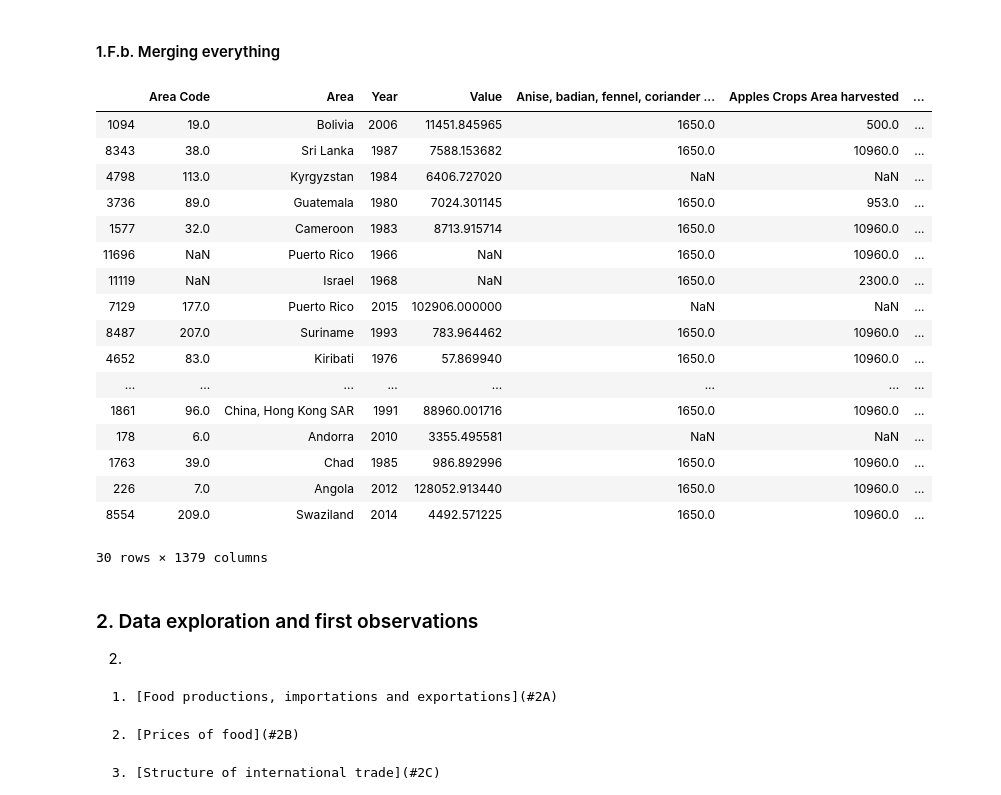
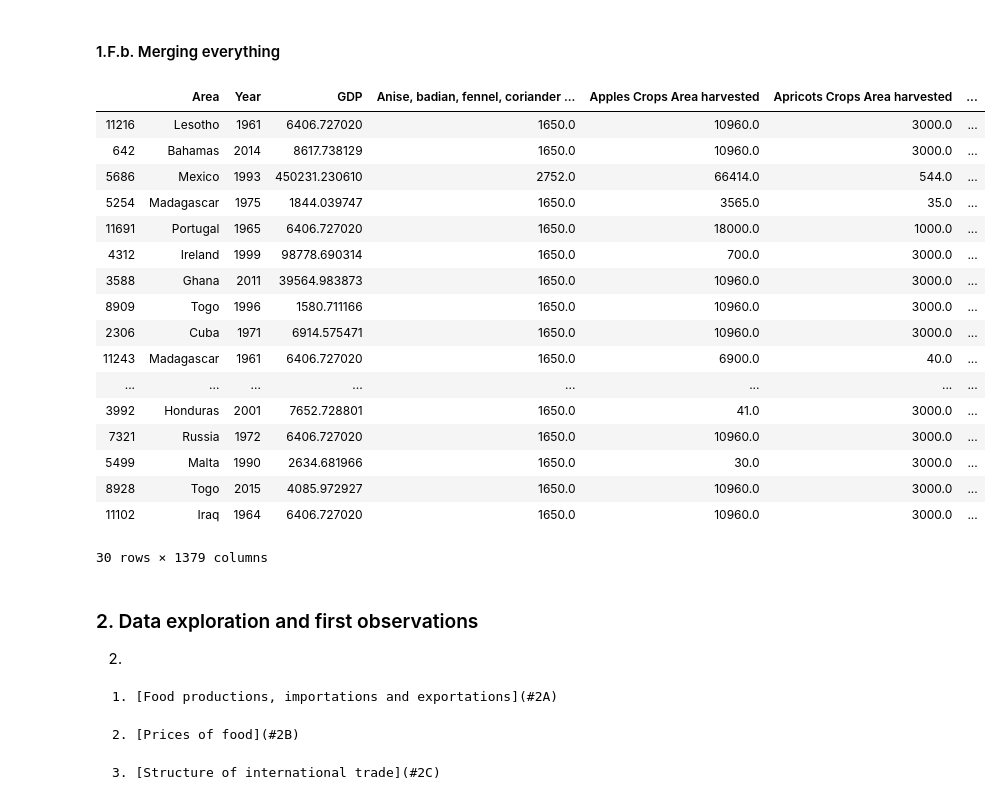
Before and after one commit to martin-ev/ADA-project, a Jupyter notebook: Scripts/Milestone 2.ipynb, the cells around one changed output. Drawn from its saved outputs; the diff is of its cells as text; code cells hidden in the pictures.

```diff
--- a/Scripts/Milestone 2.ipynb
+++ b/Scripts/Milestone 2.ipynb
@@ -87,7 +87,7 @@ data_folder_path = "./Data/current_FAO/raw_files/"
 
 files = {"Crops production" : "Production_Crops_E_All_Data_(Normalized).csv",
          "Crops trade" : "Trade_Crops_Livestock_E_All_Data_(Normalized).csv",
-         #"Population" : "Population_E_All_Data_(Norm).csv",
+         "Consumer price indices" : "ConsumerPriceIndices_E_All_Data_(Normalized).csv",
          "Macroeconomy" : "Macro-Statistics_Key_Indicators_E_All_Data_(Normalized).csv",
          "Livestock production" : "Production_Livestock_E_All_Data_(Normalized).csv",
          "Live animals trade" : "Trade_LiveAnimals_E_All_Data_(Normalized).csv"
@@ -399,0 +410,7 @@ display(df_useful['Crops export quantities'].sample(5))
+# %%
+df_useful['Consumer price indices'] =  df['Consumer price indices'][['Area',"Year",'Value']] \
+                                        .dropna() \
+                                        .groupby(['Area',"Year"]) \
+                                        .mean() \
+                                        .reset_index() \
+                                        .dropna()
@@ -602,7 +629,7 @@ def rename_columns(x, word):
         return x + ' ' + word
     return x
 
-gdp_df = df_useful['GDP'].rename(columns = {'Value':'GDP'})[["Area",'Year','GDP']]
+df_useful['GDP'] = df_useful['GDP'].rename(columns = {'Value':'GDP'})[["Area",'Year','GDP']]
 
 for df_name in need_pivot :
     df_useful[df_name] = pd.pivot_table(df_useful[df_name], index=["Area",'Year'], columns="Item", values="Value").rename(columns=lambda x: rename_columns(x, df_name))
@@ -674,27 +701,32 @@ for df_name in df_useful :
 # %%
 uni_df = df_useful['GDP']
 for df_name in need_pivot :
     uni_df = pd.merge(uni_df, df_useful[df_name], how='outer', on=['Area', 'Year'])
+uni_df = pd.merge(uni_df,df_useful['Consumer price indices'], how='outer', on=['Area', 'Year'])
 
+# Deal with the NaN that appeared
+for column in list(uni_df):
+    if column not in ['Area', 'Year']:
+        uni_df[column].fillna(uni_df[column].median(), inplace=True)
 uni_df.sample(30)
 # %% [output]
-|  | Area Code | Area | Year | Value | Anise, badian, fennel, coriander ... | Apples Crops Area harvested | ... |
-| 1094 | 19.0 | Bolivia | 2006 | 11451.845965 | 1650.0 | 500.0 | ... |
-| 8343 | 38.0 | Sri Lanka | 1987 | 7588.153682 | 1650.0 | 10960.0 | ... |
-| 4798 | 113.0 | Kyrgyzstan | 1984 | 6406.727020 | NaN | NaN | ... |
-| 3736 | 89.0 | Guatemala | 1980 | 7024.301145 | 1650.0 | 953.0 | ... |
-| 1577 | 32.0 | Cameroon | 1983 | 8713.915714 | 1650.0 | 10960.0 | ... |
-| 11696 | NaN | Puerto Rico | 1966 | NaN | 1650.0 | 10960.0 | ... |
-| 11119 | NaN | Israel | 1968 | NaN | 1650.0 | 2300.0 | ... |
-| 7129 | 177.0 | Puerto Rico | 2015 | 102906.000000 | NaN | NaN | ... |
-| 8487 | 207.0 | Suriname | 1993 | 783.964462 | 1650.0 | 10960.0 | ... |
-| 4652 | 83.0 | Kiribati | 1976 | 57.869940 | 1650.0 | 10960.0 | ... |
+|  | Area | Year | GDP | Anise, badian, fennel, coriander ... | Apples Crops Area harvested | Apricots Crops Area harvested | ... |
+| 11216 | Lesotho | 1961 | 6406.727020 | 1650.0 | 10960.0 | 3000.0 | ... |
+| 642 | Bahamas | 2014 | 8617.738129 | 1650.0 | 10960.0 | 3000.0 | ... |
+| 5686 | Mexico | 1993 | 450231.230610 | 2752.0 | 66414.0 | 544.0 | ... |
+| 5254 | Madagascar | 1975 | 1844.039747 | 1650.0 | 3565.0 | 35.0 | ... |
+| 11691 | Portugal | 1965 | 6406.727020 | 1650.0 | 18000.0 | 1000.0 | ... |
+| 4312 | Ireland | 1999 | 98778.690314 | 1650.0 | 700.0 | 3000.0 | ... |
+| 3588 | Ghana | 2011 | 39564.983873 | 1650.0 | 10960.0 | 3000.0 | ... |
+| 8909 | Togo | 1996 | 1580.711166 | 1650.0 | 10960.0 | 3000.0 | ... |
+| 2306 | Cuba | 1971 | 6914.575471 | 1650.0 | 10960.0 | 3000.0 | ... |
+| 11243 | Madagascar | 1961 | 6406.727020 | 1650.0 | 6900.0 | 40.0 | ... |
 | ... | ... | ... | ... | ... | ... | ... | ... |
-| 1861 | 96.0 | China, Hong Kong SAR | 1991 | 88960.001716 | 1650.0 | 10960.0 | ... |
-| 178 | 6.0 | Andorra | 2010 | 3355.495581 | NaN | NaN | ... |
-| 1763 | 39.0 | Chad | 1985 | 986.892996 | 1650.0 | 10960.0 | ... |
-| 226 | 7.0 | Angola | 2012 | 128052.913440 | 1650.0 | 10960.0 | ... |
-| 8554 | 209.0 | Swaziland | 2014 | 4492.571225 | 1650.0 | 10960.0 | ... |
+| 3992 | Honduras | 2001 | 7652.728801 | 1650.0 | 41.0 | 3000.0 | ... |
+| 7321 | Russia | 1972 | 6406.727020 | 1650.0 | 10960.0 | 3000.0 | ... |
+| 5499 | Malta | 1990 | 2634.681966 | 1650.0 | 30.0 | 3000.0 | ... |
+| 8928 | Togo | 2015 | 4085.972927 | 1650.0 | 10960.0 | 3000.0 | ... |
+| 11102 | Iraq | 1964 | 6406.727020 | 1650.0 | 10960.0 | 3000.0 | ... |
 30 rows × 1379 columns
 # %% [markdown]
 ### 2. Data exploration and first observations  <a name="2"></a>
```
Also changed, not shown: parts of 16 cells of this notebook.
